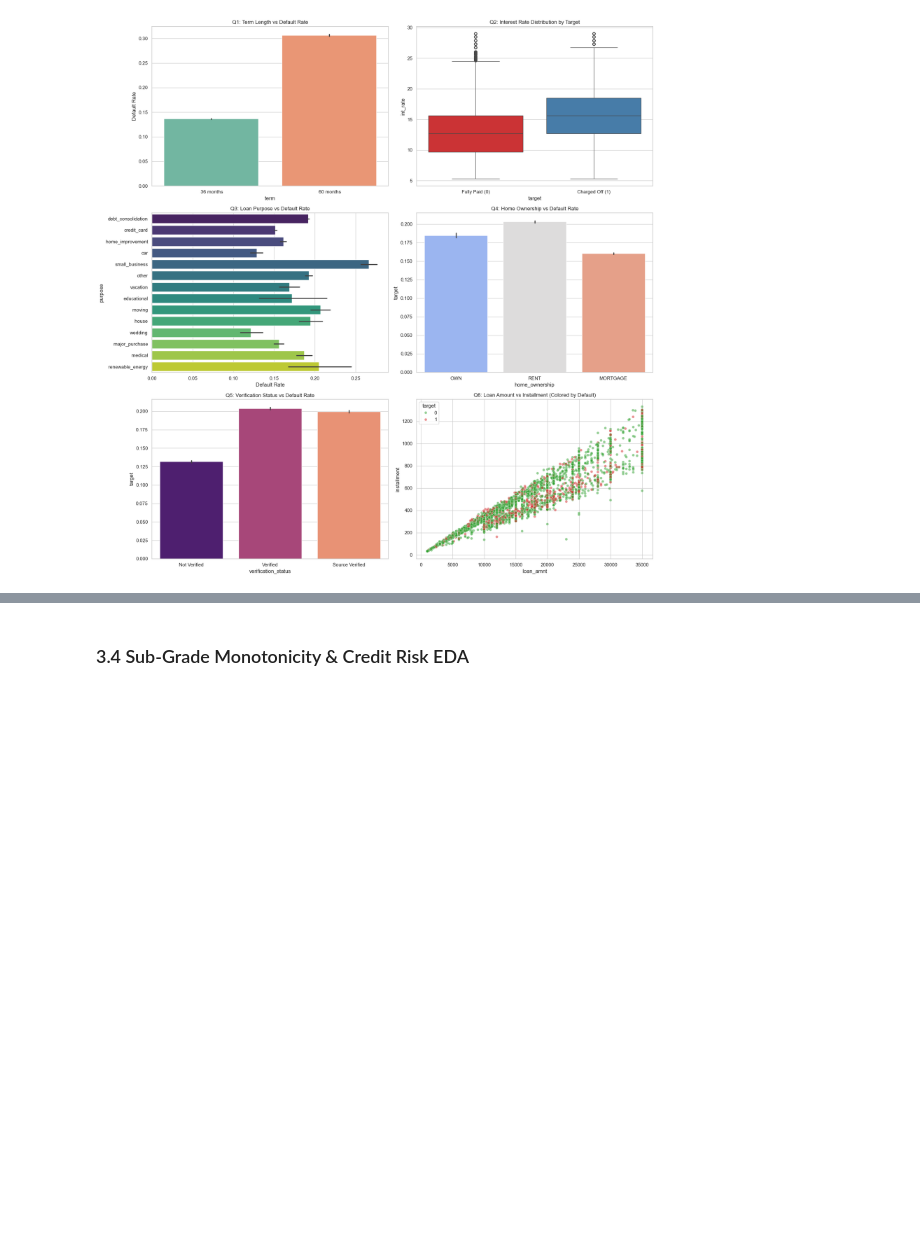
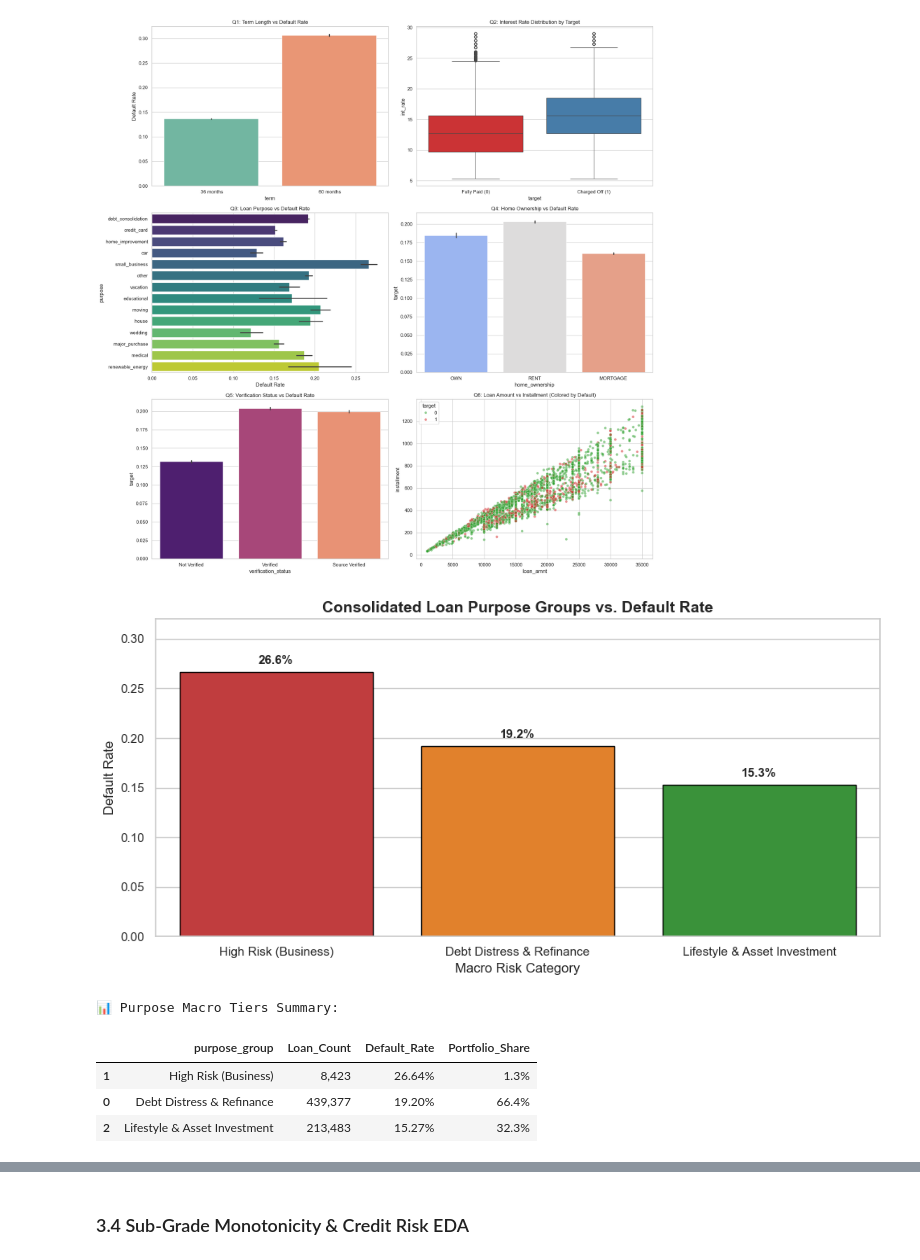
Before and after one commit to YonatanGafri/lending-club-mlops, a Jupyter notebook: Lending_Club_Project_Semifinal.ipynb, the cells around one changed output, grey strips where cells are left out. Drawn from its saved outputs; the diff is of its cells as text; code cells hidden in the pictures; blank space fills up the shorter version.

```diff
--- a/Lending_Club_Project_Semifinal.ipynb
+++ b/Lending_Club_Project_Semifinal.ipynb
@@ -345,6 +348,85 @@ plt.tight_layout()
 plt.show()
 # %% [output]
 [figure]
+# %%
+# --- Purpose Risk Grouping Validation ---
+
+# 1. Map purposes to consolidated macro risk tiers
+purpose_risk_map = {
+    'small_business': 'High Risk (Business)',
+    'debt_consolidation': 'Debt Distress & Refinance',
+    'moving': 'Debt Distress & Refinance',
+    'house': 'Debt Distress & Refinance',
+    'medical': 'Debt Distress & Refinance',
+    'other': 'Debt Distress & Refinance',
+    'renewable_energy': 'Debt Distress & Refinance',
+    'educational': 'Lifestyle & Asset Investment',
+    'vacation': 'Lifestyle & Asset Investment',
+    'credit_card': 'Lifestyle & Asset Investment',
+    'home_improvement': 'Lifestyle & Asset Investment',
+    'major_purchase': 'Lifestyle & Asset Investment',
+    'car': 'Lifestyle & Asset Investment',
+    'wedding': 'Lifestyle & Asset Investment'
+}
+
+train_df_pd['purpose_group'] = train_df_pd['purpose'].map(purpose_risk_map).fillna('Debt Distress & Refinance')
+
+# 2. Calculate summary statistics per group
+purpose_summary = train_df_pd.groupby('purpose_group').agg(
+    Loan_Count=('target', 'count'),
+    Default_Rate=('target', 'mean')
+).reset_index()
+
+purpose_summary['Portfolio_Share'] = (purpose_summary['Loan_Count'] / len(train_df_pd)) * 100
+purpose_summary = purpose_summary.sort_values(by='Default_Rate', ascending=False)
+
+# 3. Visualization: Macro Purpose vs Default Rate
+fig, ax = plt.subplots(figsize=(10, 5))
+palette = ['#d62728', '#ff7f0e', '#2ca02c'] # Red (High), Orange (Medium), Green (Low)
+
+bars = sns.barplot(
+    x='purpose_group',
+    y='Default_Rate',
+    data=purpose_summary,
+    ax=ax,
+    palette=palette,
+    edgecolor='black'
+)
+
+ax.set_title('Consolidated Loan Purpose Groups vs. Default Rate', fontsize=14, fontweight='bold')
+ax.set_xlabel('Macro Risk Category', fontsize=12)
+ax.set_ylabel('Default Rate', fontsize=12)
+ax.set_ylim(0, 0.32)
+
+# Add data labels on top of bars
+for bar, rate in zip(bars.patches, purpose_summary['Default_Rate']):
+    height = bar.get_height()
+    ax.text(
+        bar.get_x() + bar.get_width() / 2,
+        height + 0.008,
+        f"{rate:.1%}",
+        ha='center',
+        fontweight='bold',
+        fontsize=11
+    )
+
+plt.tight_layout()
+plt.show()
+
+# 4. Display Summary Table
+print("📊 Purpose Macro Tiers Summary:")
+display(purpose_summary.style.format({
+    'Loan_Count': '{:,}',
+    'Default_Rate': '{:.2%}',
+    'Portfolio_Share': '{:.1f}%'
+}))
+# %% [output]
+[figure, added]
+📊 Purpose Macro Tiers Summary:
+|  | purpose_group | Loan_Count | Default_Rate | Portfolio_Share |
+| 1 | High Risk (Business) | 8,423 | 26.64% | 1.3% |
+| 0 | Debt Distress & Refinance | 439,377 | 19.20% | 66.4% |
+| 2 | Lifestyle & Asset Investment | 213,483 | 15.27% | 32.3% |
 # %% [markdown]
 ### Answers to Business Questions:
 1. **Term Length:** 60-month loans have a significantly higher default rate. This may be due to longer exposure time (more chances for life events like job loss), or it may reflect that borrowers requiring longer terms to afford payments are inherently riskier at origination.
```
Also changed, not shown: parts of 60 cells of this notebook, 2 other files.
